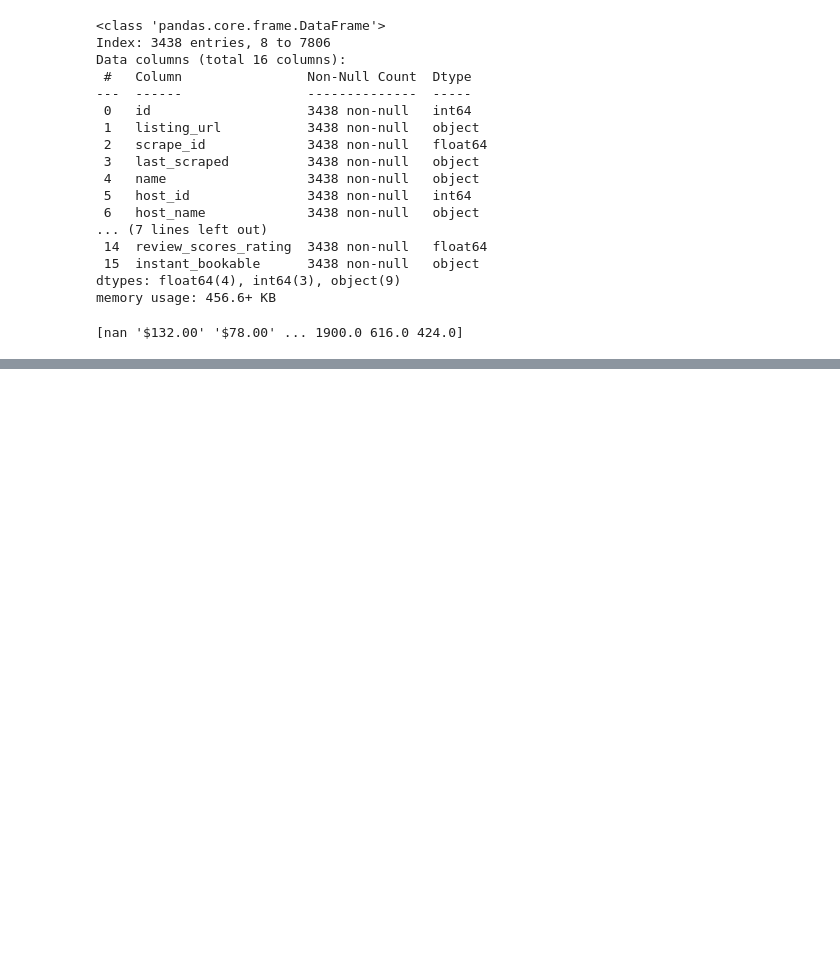
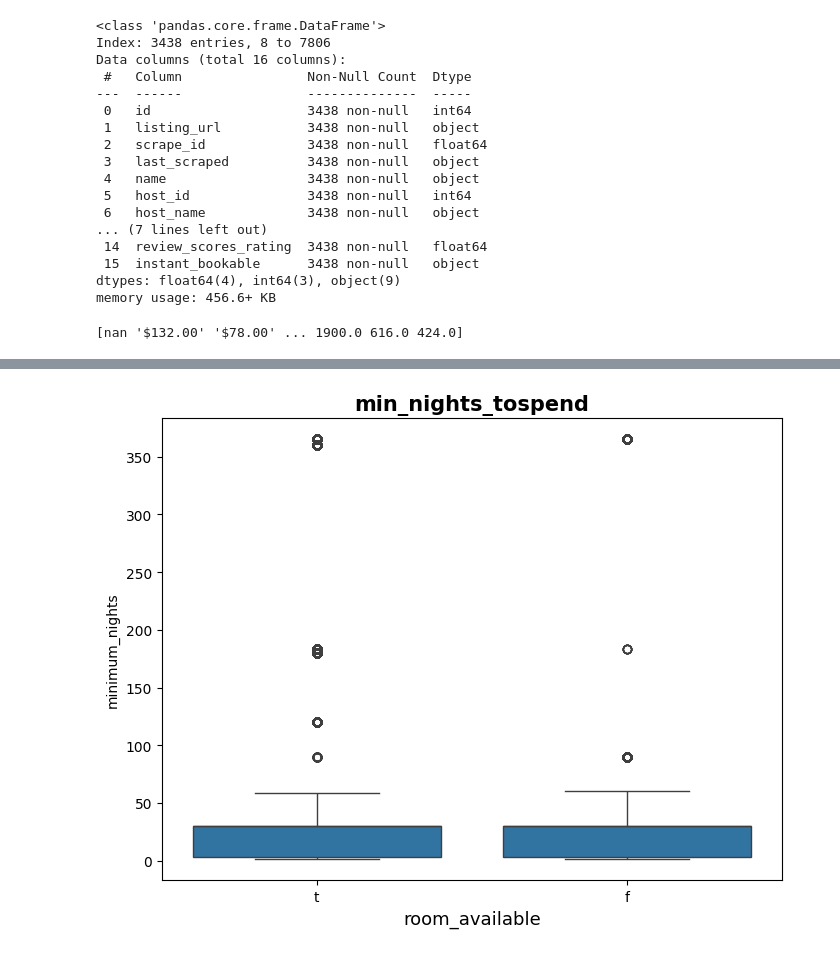
Before and after one commit to g23ai2068/Capstone-Project, a Jupyter notebook: Airbnb_capstone_project_Phase_1.ipynb, the cells around one changed output, grey strips where cells are left out. Cells and saved outputs as stored; diff of their text form; code cells hidden in the pictures; blank space fills up the shorter version.

```diff
--- a/Airbnb_capstone_project_Phase_1.ipynb
+++ b/Airbnb_capstone_project_Phase_1.ipynb
@@ -554,0 +608,3 @@ listin[listin['price'].isin([nan])]
+# %%
+calender=pd.read_csv('/content/calendar.csv')
+calender.head(2)
@@ -554,0 +615,2 @@ listin[listin['price'].isin([nan])]
+# %%
+calender1=calender.drop('adjusted_price',axis=1)
@@ -554,0 +642,2 @@ listin[listin['price'].isin([nan])]
+# %%
+calender2=calender1.dropna()
@@ -554,0 +661,8 @@ listin[listin['price'].isin([nan])]
+# %%
+plt.figure(figsize=(8,6))
+sns.boxplot(x=calender2['available'],y=calender2['minimum_nights'])
+plt.title("min_nights_tospend", size=15, weight='bold')
+plt.xlabel("room_available", size=13)
+plt.show()
+# %% [output]
+[figure, added]
```
Also changed, not shown: parts of 32 cells of this notebook.
